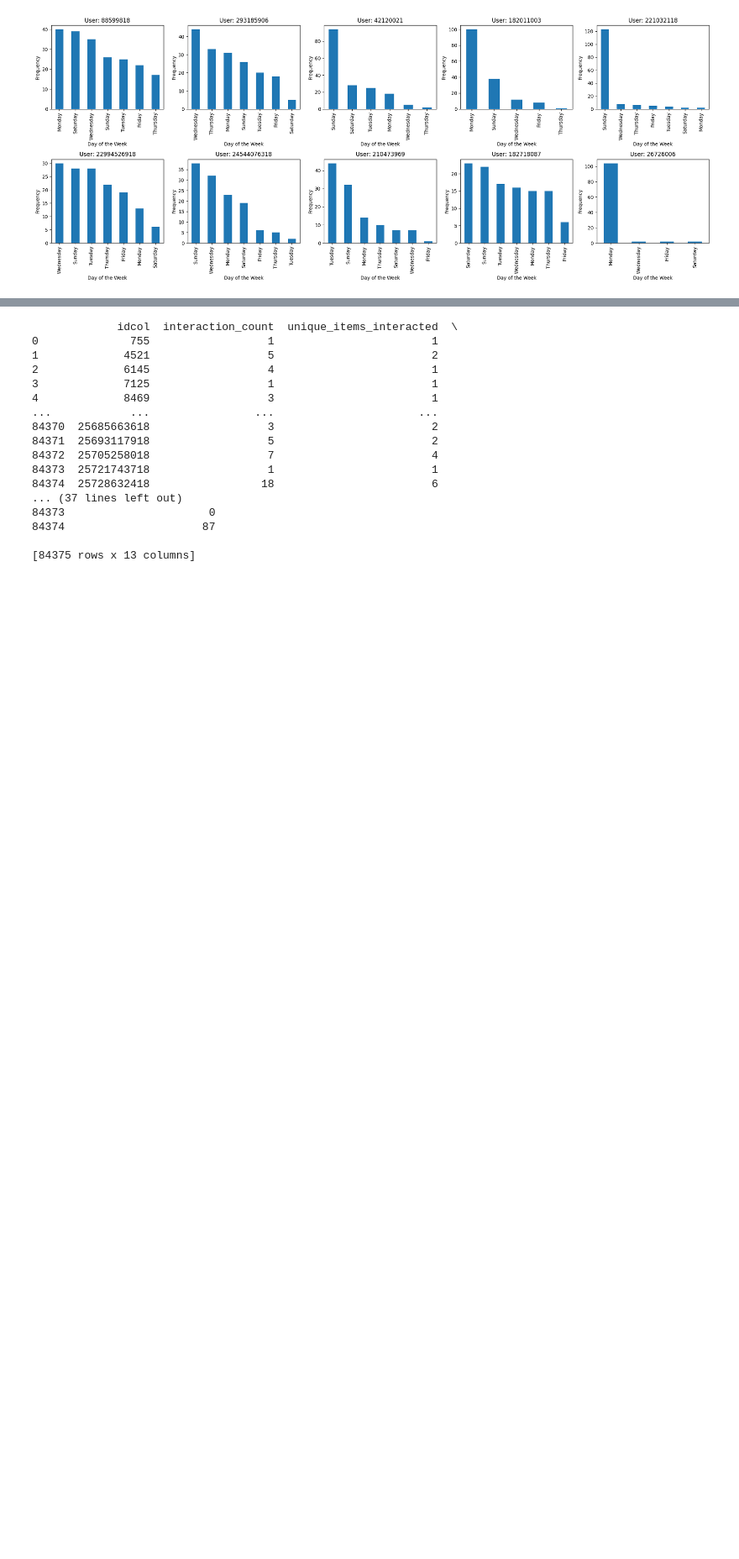
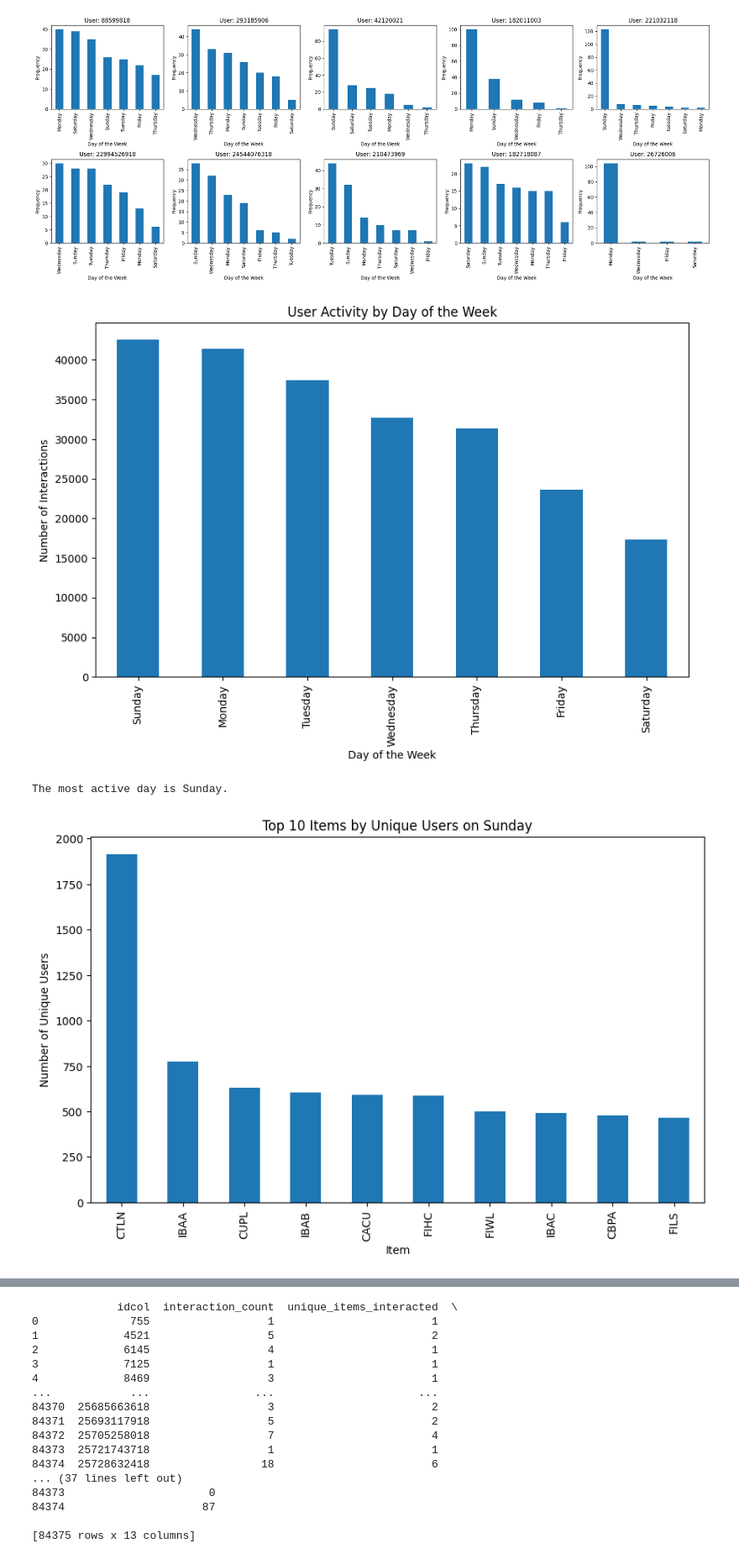
Before and after one commit to lizesteyn/FNBdataquest, a Jupyter notebook: LightFM_eda.ipynb, the cells around one changed output, grey strips where cells are left out. Shown at 84% size. Drawn from its saved outputs; the diff is of its cells as text; code cells hidden in the pictures; blank space fills up the shorter version.

```diff
--- a/LightFM_eda.ipynb
+++ b/LightFM_eda.ipynb
@@ -936,3 +978,58 @@ plt.tight_layout()
 plt.show()
 # %% [output]
 [figure]
+# %%
+
+
+# Load the data
+data = pd.read_csv("./fnb_datav2.csv")
+
+# Filter out 'NONE' items
+data = data[data['item'] != 'NONE']
+
+# Remove 'item_descrip' column if it exists
+if 'item_descrip' in data.columns:
+    data = data.drop(columns=["item_descrip"])
+
+# Convert 'int_date' to datetime format
+data['int_date'] = pd.to_datetime(data['int_date'], format='%d%b%Y')
+
+# Extract the day of the week
+data['day_of_week'] = data['int_date'].dt.day_name()
+
+# Calculate the number of interactions per day of the week
+activity_per_day = data['day_of_week'].value_counts()
+
+# Plot activity per day of the week
+plt.figure(figsize=(10, 6))
+activity_per_day.plot(kind='bar')
+plt.xlabel('Day of the Week')
+plt.ylabel('Number of Interactions')
+plt.title('User Activity by Day of the Week')
+plt.show()
+
+# Identify the most active day
+most_active_day = activity_per_day.idxmax()
+print(f"The most active day is {most_active_day}.")
+
+# Filter data for the most active day
+most_active_day_data = data[data['day_of_week'] == day]
+
+# Calculate the number of unique users for each item on the most active day
+unique_users_per_item = most_active_day_data.groupby('item')['idcol'].nunique().sort_values(ascending=False)
+
+# Plot the number of unique users for each item on the most active day
+plt.figure(figsize=(10, 6))
+unique_users_per_item.head(10).plot(kind='bar')
+plt.xlabel('Item')
+plt.ylabel('Number of Unique Users')
+plt.title(f'Top 10 Items by Unique Users on {most_active_day}')
+plt.show()
+
+# Debugging output to verify the data
+print(unique_users_per_item.head(10))
+print(f"Sum of unique users for items on {most_active_day}: {unique_users_per_item.sum()}")
+# %% [output]
+[figure, added]
+The most active day is Sunday.
+[figure, added]
```
Also changed, not shown: parts of 3 cells of this notebook.
